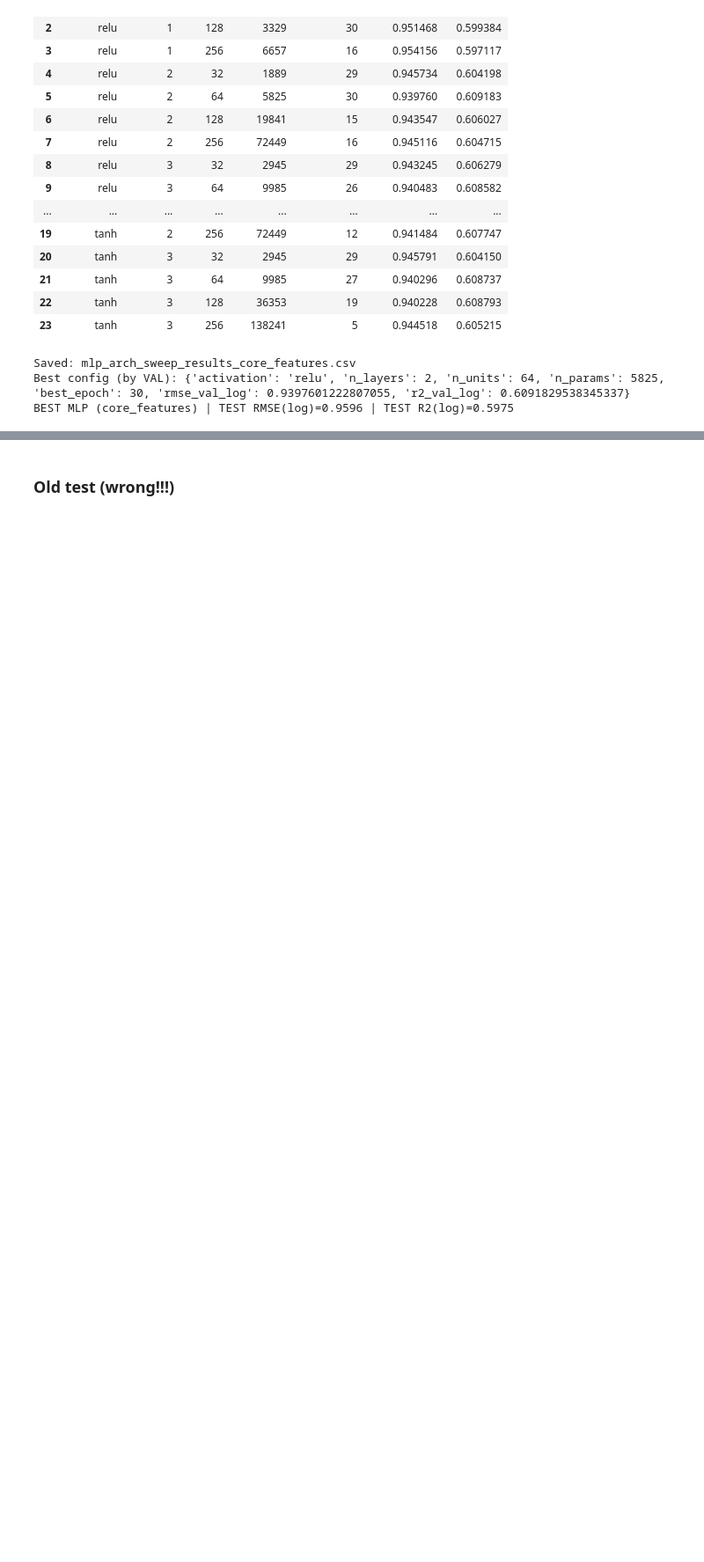
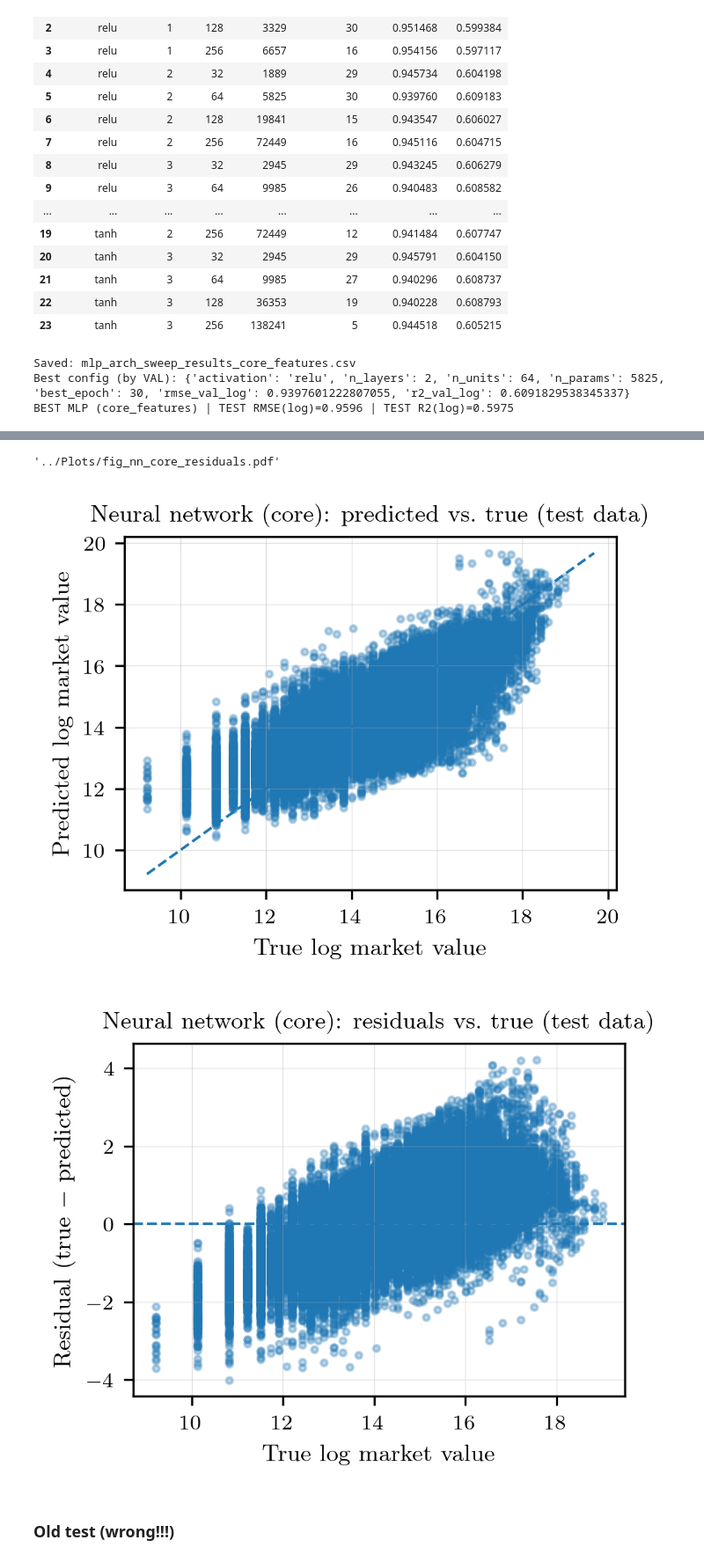
Before and after one commit to egil10/FYSSTK3155, a Jupyter notebook: PROJECT 3/Code/Notebooks/NN_core_features.ipynb, the cells around one changed output, grey strips where cells are left out. Shown at 88% size. Saved outputs shown, nothing was run; the diff lists cells and outputs as text; code cells hidden in the pictures; blank space fills up the shorter version.

```diff
--- a/PROJECT 3/Code/Notebooks/NN_core_features.ipynb
+++ b/PROJECT 3/Code/Notebooks/NN_core_features.ipynb
@@ -384,3 +585,57 @@ BEST MLP (core_features) | TEST RMSE(log)=0.9596 | TEST R2(log)=0.5975
+# %%
+# Get predictions and residuals for NN (core) on test set
+@torch.no_grad()
+def predict_all(model, loader):
+    model.eval()
+    preds, trues = [], []
+    for xb, yb in loader:
+        xb = xb.to(device)
+        pred = model(xb).cpu().numpy()
+        preds.append(pred)
+        trues.append(yb.numpy())
+    yhat = np.vstack(preds).ravel()
+    ytrue = np.vstack(trues).ravel()
+    return ytrue, yhat
+
+ytrue_test, yhat_test = predict_all(best_model, test_loader)
+residuals_test = ytrue_test - yhat_test
+# %%
+### pred vs true
+set_latex_style(usetex=True)
+
+fig, ax = fig_ax("onecol", height_scale=1.1)
+
+ax.scatter(ytrue_test, yhat_test, s=6, alpha=0.3)
+
+mn = min(ytrue_test.min(), yhat_test.min())
+mx = max(ytrue_test.max(), yhat_test.max())
+ax.plot([mn, mx], [mn, mx], linestyle="--", linewidth=1.0)
+
+ax.set_xlabel(r"True log market value")
+ax.set_ylabel(r"Predicted log market value")
+ax.set_title(r"Neural network (core): predicted vs.\ true (test data)")
+
+ax.grid(True, which="both", linewidth=0.3, alpha=0.4)
+
+save_pdf(fig, "fig_nn_core_pred_vs_true.pdf", folder="../Plots")
+
+#res vs. true
+fig, ax = fig_ax("onecol", height_scale=1.1)
+
+ax.scatter(ytrue_test, residuals_test, s=6, alpha=0.3)
+ax.axhline(0.0, linestyle="--", linewidth=1.0)
+
+ax.set_xlabel(r"True log market value")
+ax.set_ylabel(r"Residual (true $-$ predicted)")
+ax.set_title(r"Neural network (core): residuals vs.\ true (test data)")
+
+ax.grid(True, which="both", linewidth=0.3, alpha=0.4)
+
+save_pdf(fig, "fig_nn_core_residuals.pdf", folder="../Plots")
+# %% [output]
+'../Plots/fig_nn_core_residuals.pdf'
+[figure, added]
+[figure, added]
 # %% [markdown]
 ### Old test (wrong!!!)
 # %%
```
Also changed, not shown: parts of 6 cells of this notebook, 12 other files.
